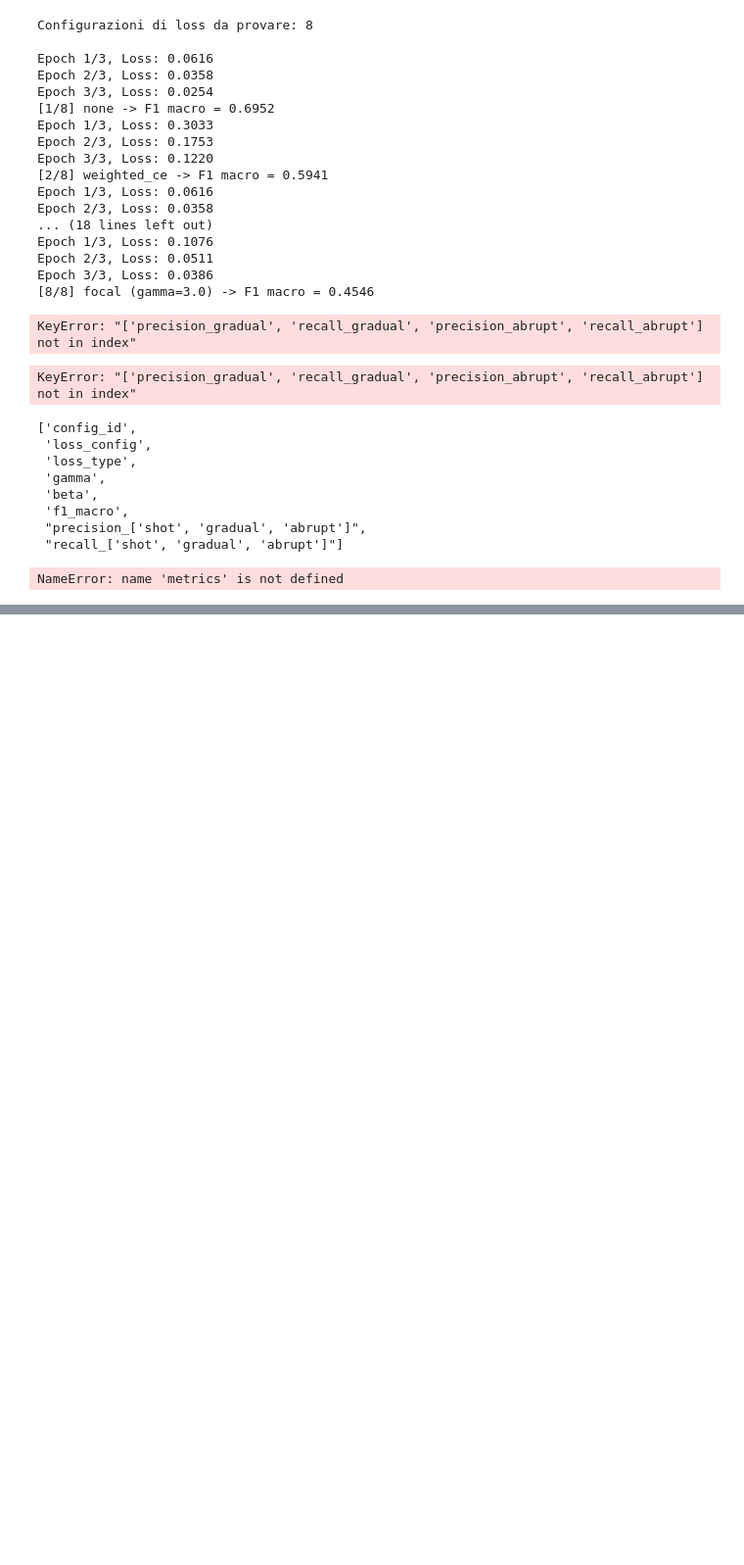
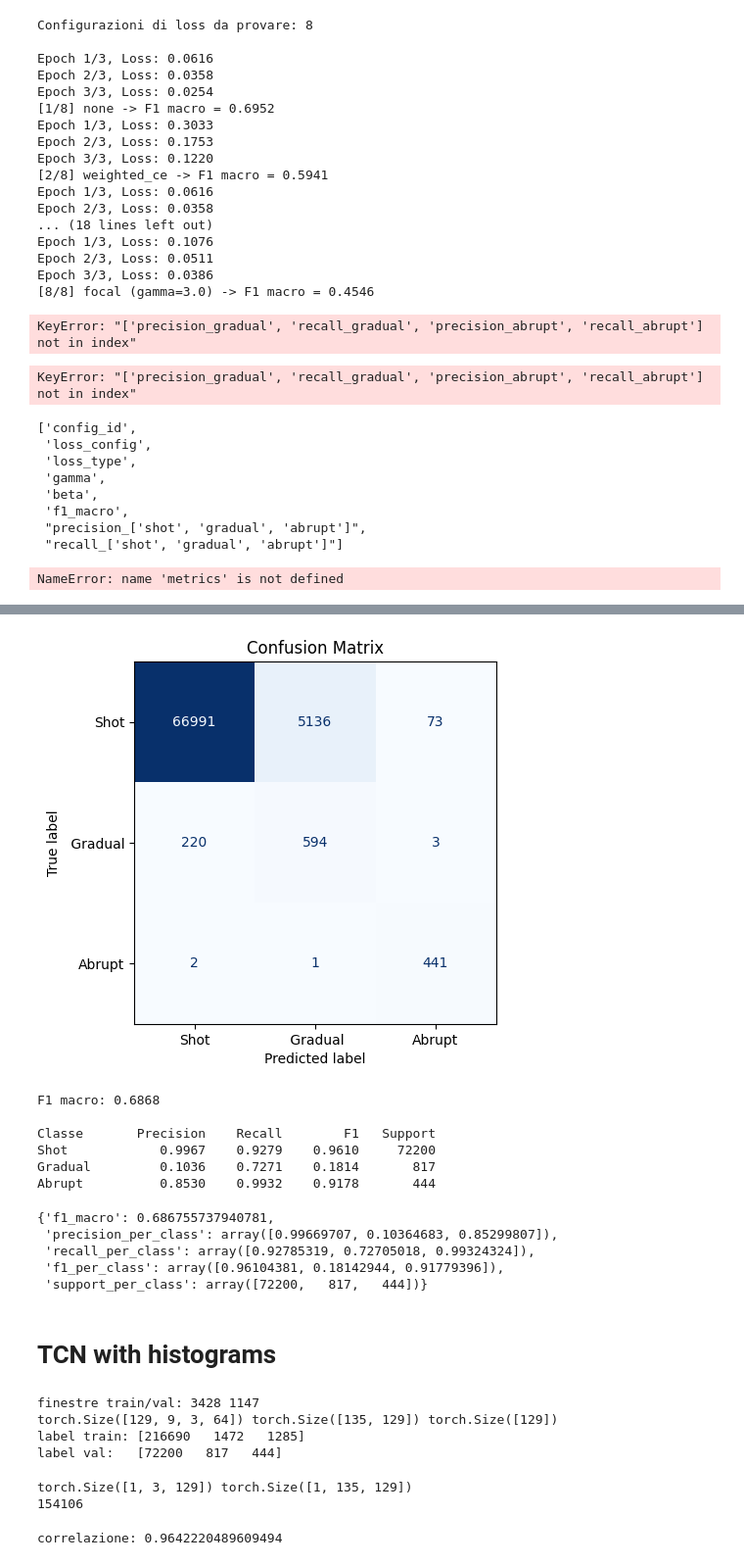
Before and after one commit to Bono046/DIP_project, a Jupyter notebook: SCD_features_classification.ipynb, the cells around one changed output, grey strips where cells are left out. Shown at 98% size. Saved outputs shown, nothing was run; the diff lists cells and outputs as text; code cells hidden in the pictures; blank space fills up the shorter version.

```diff
--- a/SCD_features_classification.ipynb
+++ b/SCD_features_classification.ipynb
@@ -783,7 +802,7 @@ plot_confusion_matrix(y_val, y_pred)
 # %%
 import gc
 
-def load_data_from_videos_tensor(video_list, seq_len=11, feature_dim=135):
+def load_data_from_videos_tensor(video_list, seq_len=14, feature_dim=135):
     x_data = []
     y_data = []
     for i in video_list:
@@ -870,9 +886,9 @@ class_weights = compute_class_weight(
     y=y_train.numpy()
 )
 
-# Conversione in tensore da passare poi alla CrossEntropyLoss
+# Convert to a tensor to be passed to the CrossEntropyLoss afterwards
 weights_tensor = torch.tensor(class_weights, dtype=torch.float32)
-loss_fn = nn.CrossEntropyLoss()
+loss_fn = nn.CrossEntropyLoss(weights_tensor.to(device))
 
 
 optimizer = torch.optim.Adam(model_rnn.parameters(), lr=learning_rate)
@@ -1759,0 +1922,11 @@ NameError: name 'metrics' is not defined
+# %%
+training_video = [2, 8, 9]
+validation_video = [11]
+
+
+device = torch.device("cuda" if torch.cuda.is_available() else "cpu")
+torch.manual_seed(42)
+
+train_ds = FrameWindowDataset(data_path, training_video, win_len=129, stride=64)
+val_ds = FrameWindowDataset(data_path, validation_video, win_len=129, stride=64)
+loader = DataLoader(train_ds, batch_size=16, shuffle=True)
@@ -1759,0 +1935,11 @@ NameError: name 'metrics' is not defined
+# %%
+model = TCN(in_features=135, channels=64)
+
+w = compute_class_weights(train_ds.ys, mode="balanced")
+#w = None
+loss_fn = nn.CrossEntropyLoss(weight=None if w is None else w.to(device))
+optimizer = torch.optim.Adam(model.parameters(), lr=1e-3)
+
+train_tcn(model, loader, loss_fn, optimizer, device, num_epochs=10)
+
+all_preds, all_labels = evaluate_tcn(model, val_ds.xs, val_ds.ys, device)
@@ -1759,0 +1957,16 @@ NameError: name 'metrics' is not defined
+# %%
+plot_confusion_matrix(all_labels, all_preds)
+compute_classification_metrics(all_labels, all_preds, class_names=["Shot", "Gradual", "Abrupt"], verbose=True)
+# %% [output]
+[figure, added]
+F1 macro: 0.6868
+
+Classe       Precision    Recall        F1   Support
+Shot            0.9967    0.9279    0.9610     72200
+Gradual         0.1036    0.7271    0.1814       817
+Abrupt          0.8530    0.9932    0.9178       444
+{'f1_macro': 0.686755737940781,
+ 'precision_per_class': array([0.99669707, 0.10364683, 0.85299807]),
+ 'recall_per_class': array([0.92785319, 0.72705018, 0.99324324]),
+ 'f1_per_class': array([0.96104381, 0.18142944, 0.91779396]),
+ 'support_per_class': array([72200,   817,   444])}
@@ -1759,0 +2008,2 @@ NameError: name 'metrics' is not defined
+# %% [markdown]
+# TCN with histograms
@@ -1759,0 +2085,31 @@ NameError: name 'metrics' is not defined
+# %%
+train_hist_ds = HistWindowDataset(data_path, training_video)
+val_hist_ds  = HistWindowDataset(data_path, validation_video)
+print("finestre train/val:", len(train_hist_ds), len(val_hist_ds))
+
+hist, desc, y = train_hist_ds[0]
+print(hist.shape, desc.shape, y.shape)    # (129, 9, 3, 64) (135, 129) (129,)
+print("label train:", np.bincount(np.concatenate(train_hist_ds.ys), minlength=3))
+print("label val:  ", np.bincount(np.concatenate(val_hist_ds.ys), minlength=3))
+# %% [output]
+finestre train/val: 3428 1147
+torch.Size([129, 9, 3, 64]) torch.Size([135, 129]) torch.Size([129])
+label train: [216690   1472   1285]
+label val:   [72200   817   444]
+# %%
+model = HistTCN()
+hist, desc, y = train_hist_ds[0]
+logits, rec = model(hist.unsqueeze(0))
+print(logits.shape, rec.shape)     # expected: (1, 3, 129) and (1, 135, 129)
+print(sum(p.numel() for p in model.parameters()))   # should be about 154k
+# %% [output]
+torch.Size([1, 3, 129]) torch.Size([1, 135, 129])
+154106
+# %%
+v = 0                                                       # first training video
+h = train_hist_ds.hists[v].astype(np.float32)                    # (N, 9, 3, 64)
+cut_from_hist = (1.0 - np.minimum(h[1:], h[:-1]).sum(-1)).reshape(len(h) - 1, 27)
+cut_saved = train_hist_ds.descs[v][1:, :27]                      # descriptor 0 = cut
+print("correlazione:", np.corrcoef(cut_from_hist.ravel(), cut_saved.ravel())[0, 1])
+# %% [output]
+correlazione: 0.9642220489609494
```
Also changed, not shown: parts of 52 cells of this notebook, 2 other files.
